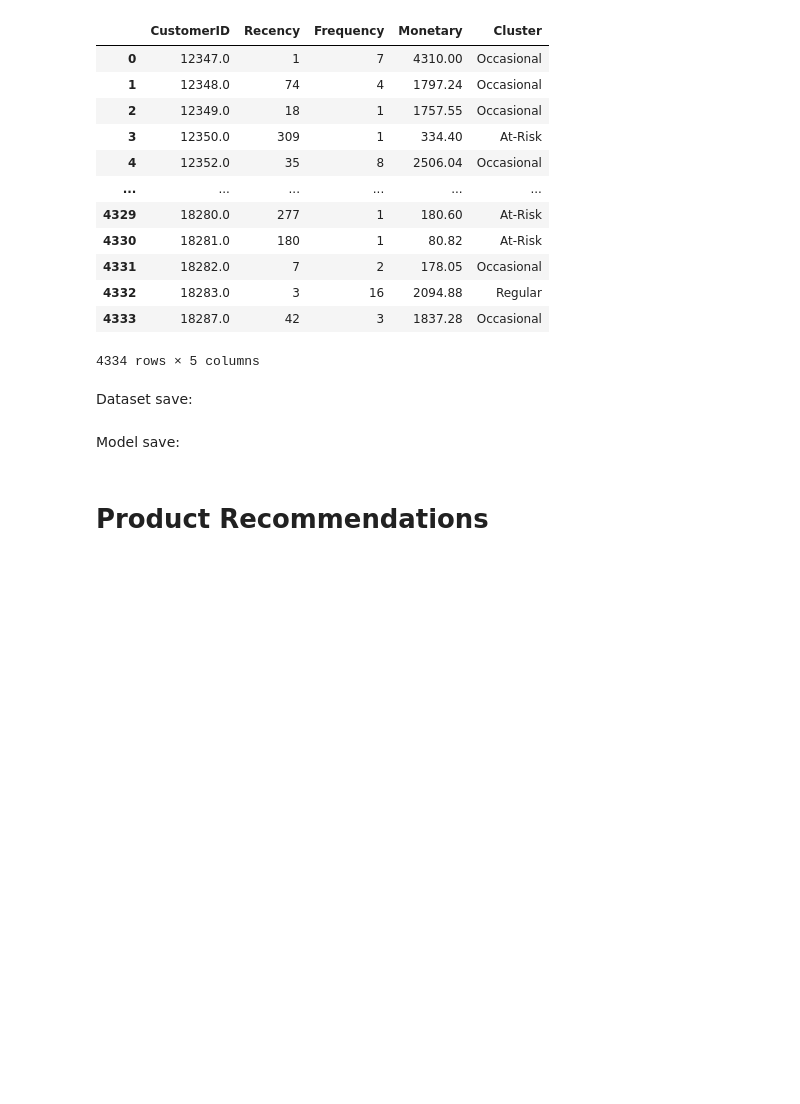
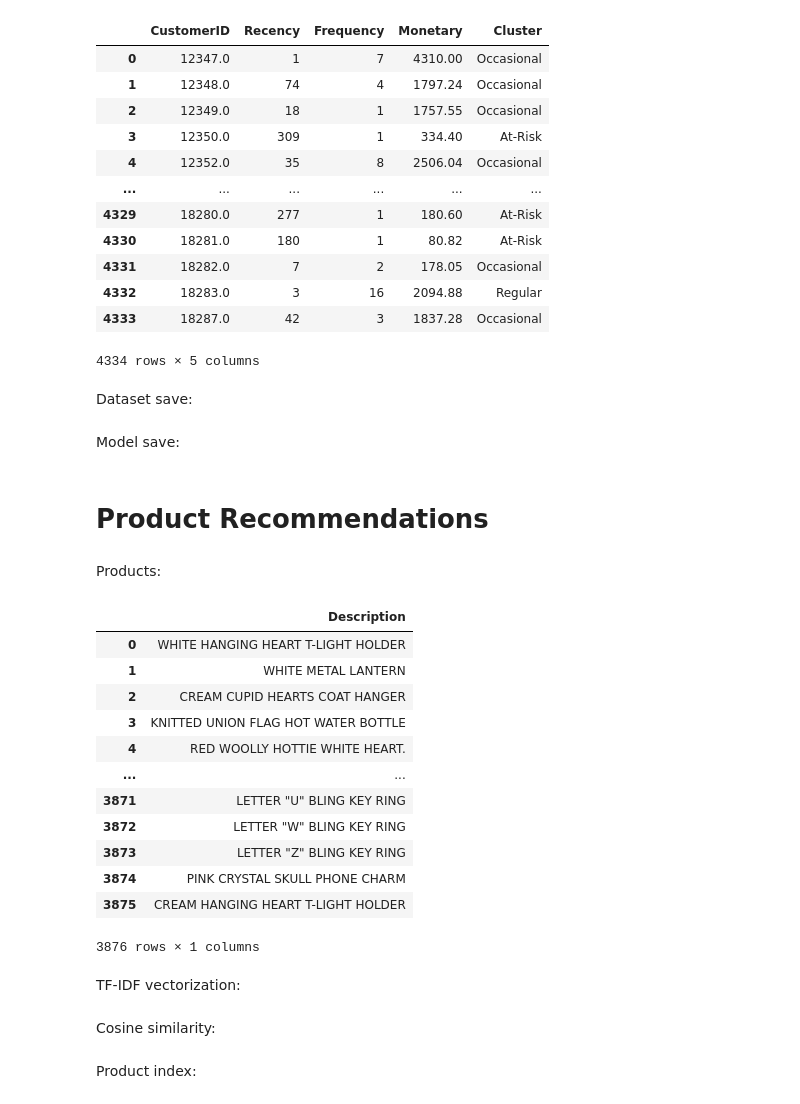
Before and after one commit to Vaisakh-Nirupam/Shopper_Spectrum, a Jupyter notebook: Shopper_Model.ipynb, the cells around one changed output. Cells and saved outputs as stored; diff of their text form; code cells hidden in the pictures; blank space fills up the shorter version.

Commit message:
Product Recommender

```diff
--- a/Shopper_Model.ipynb
+++ b/Shopper_Model.ipynb
@@ -634,3 +634,24 @@ with open('rfm_model.pkl','wb') as f:
     pickle.dump(dit,f)
 # %% [markdown]
 # **Product Recommendations**
+# %% [markdown]
+Products:
+# %%
+products = df_clean[['Description']].drop_duplicates().dropna().reset_index(drop=True)
+products
+# %% [output]
+|  | Description |
+| 0 | WHITE HANGING HEART T-LIGHT HOLDER |
+| 1 | WHITE METAL LANTERN |
+| 2 | CREAM CUPID HEARTS COAT HANGER |
+| 3 | KNITTED UNION FLAG HOT WATER BOTTLE |
+| 4 | RED WOOLLY HOTTIE WHITE HEART. |
+| ... | ... |
+| 3871 | LETTER "U" BLING KEY RING |
+| 3872 | LETTER "W" BLING KEY RING |
+| 3873 | LETTER "Z" BLING KEY RING |
+| 3874 | PINK CRYSTAL SKULL PHONE CHARM |
+| 3875 | CREAM HANGING HEART T-LIGHT HOLDER |
+3876 rows × 1 columns
+# %% [markdown]
+TF-IDF vectorization:
@@ -636,0 +661,2 @@ with open('rfm_model.pkl','wb') as f:
+# %% [markdown]
+Cosine similarity:
@@ -636,0 +665,2 @@ with open('rfm_model.pkl','wb') as f:
+# %% [markdown]
+Product index:
```
Also changed, not shown: parts of 8 cells of this notebook.
